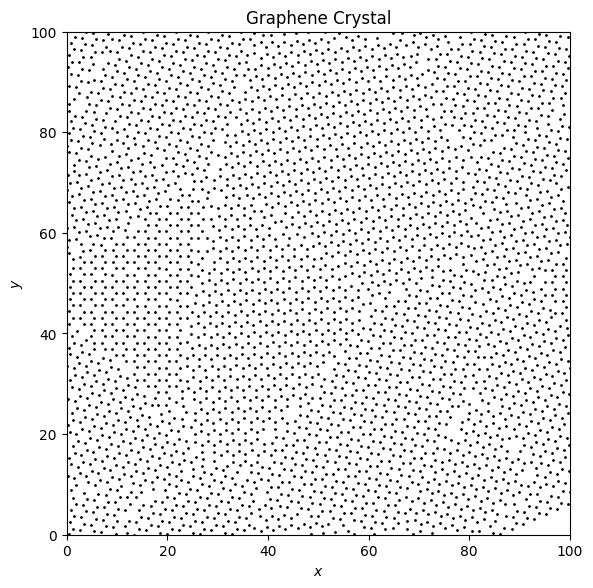
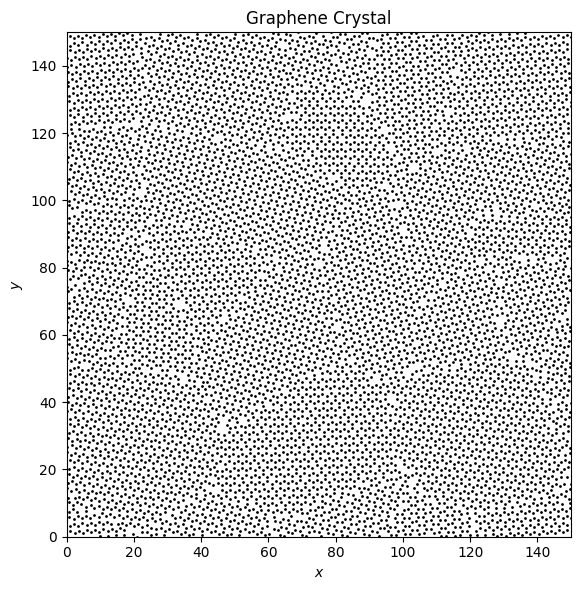
Code edit (unified diff) that turned the first committed figure into the second:
--- before
+++ after
@@ -1,3 +1,3 @@
-graphene_final = Graphene.load_crystal("results/final_crystal.npz")
+graphene_final = Graphene.load_crystal("results/test_150/final_crystal.npz")
 graphene_final.plot_atoms()
 plt.show()
@@ -7,4 +7,5 @@
 graphene_final.compute_observables()
 G6_final = graphene_final.G6
-plt.plot(G6_final, 'o')
+r_final = np.linspace(0, graphene_final.L/2, len(G6_final), endpoint=False)
+plt.plot(r_final, G6_final)
 plt.show()

Commit: MD is working